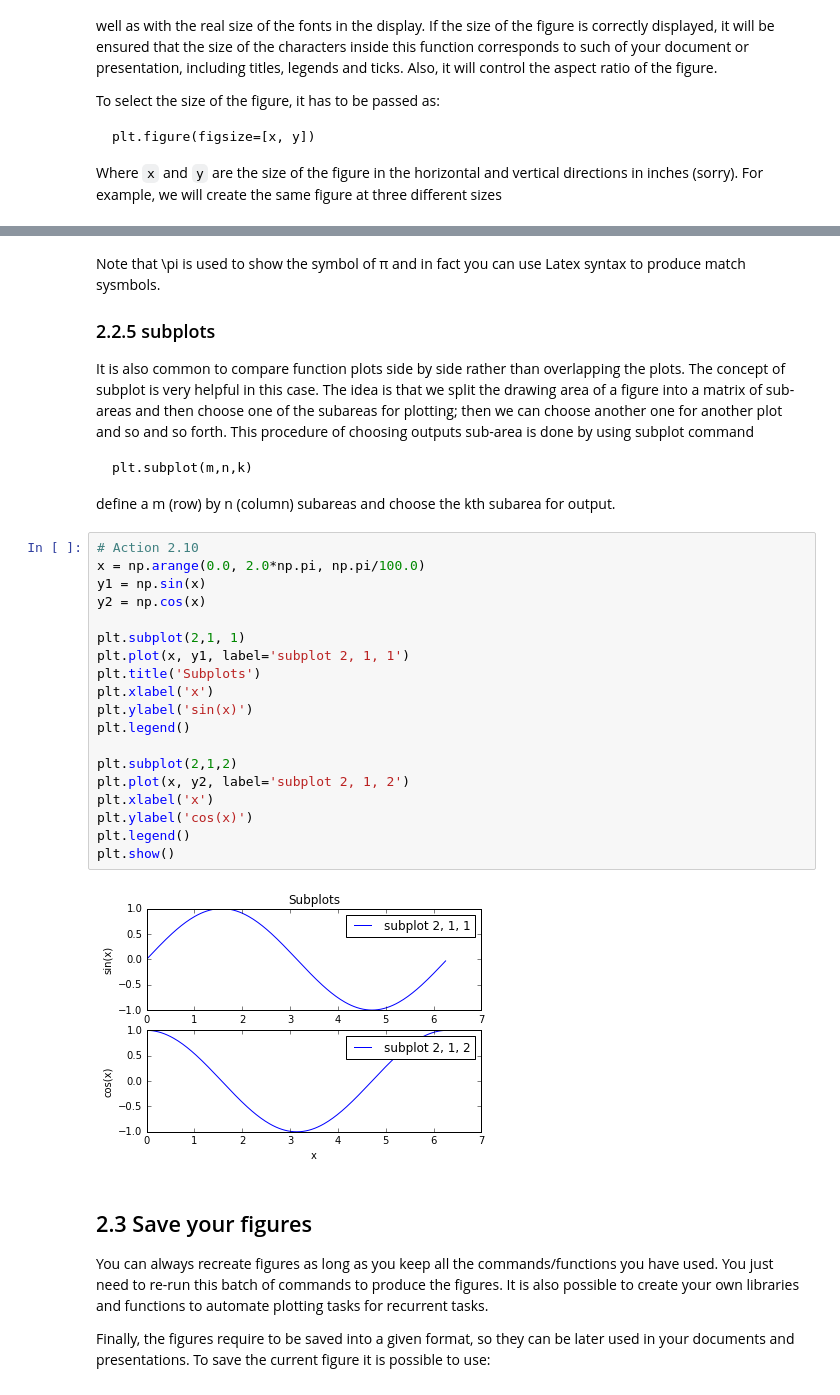
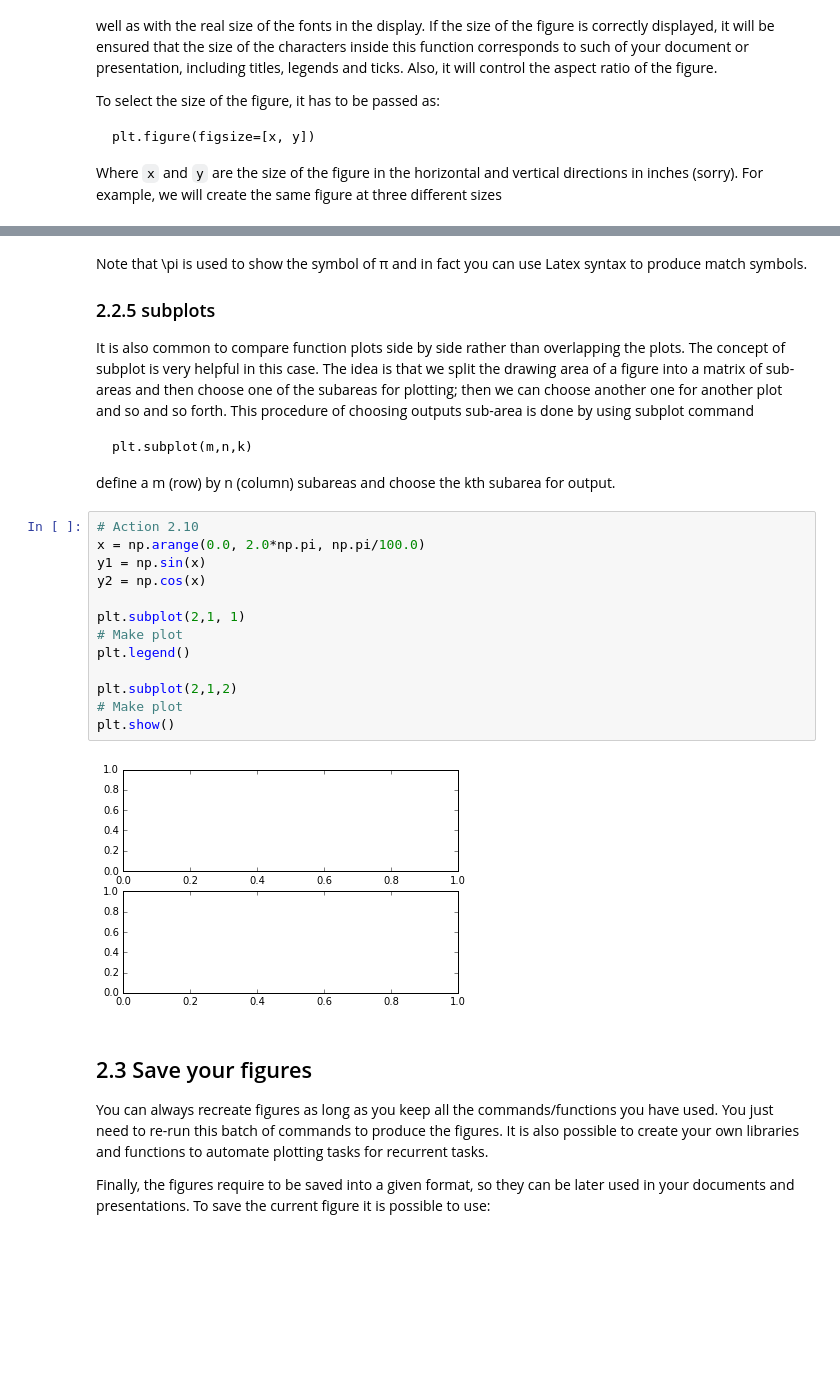
Before and after one commit to Hydroinformatics-UNESCO-IHE/2017_M3_Lectures, a Jupyter notebook: P2_Plotting.ipynb, the cells around one changed output, grey strips where cells are left out. Cells and saved outputs as stored; diff of their text form; blank space fills up the shorter version.

```diff
--- a/P2_Plotting.ipynb
+++ b/P2_Plotting.ipynb
@@ -342,5 +319,5 @@ plt.show()
 # %% [markdown]
-Note that \pi is used to show the symbol of π and in fact you can use Latex syntax to produce match sysmbols.
+Note that \pi is used to show the symbol of π and in fact you can use Latex syntax to produce match symbols.
 
 ### 2.2.5 subplots
 It is also common to compare function plots side by side rather than overlapping the plots. The concept of subplot is very helpful in this case. The idea is that we split the drawing area of a figure into a matrix of sub-areas and then choose one of the subareas for plotting; then we can choose another one for another plot and so and so forth. This procedure of choosing outputs sub-area is done by using subplot command
@@ -351,24 +328,18 @@ define a m (row) by n (column) subareas and choose the kth subarea for output.
 # %%
 # Action 2.10
 x = np.arange(0.0, 2.0*np.pi, np.pi/100.0)
 y1 = np.sin(x)
 y2 = np.cos(x)
 
 plt.subplot(2,1, 1)
-plt.plot(x, y1, label='subplot 2, 1, 1')
-plt.title('Subplots')
-plt.xlabel('x')
-plt.ylabel('sin(x)')
+# Make plot
 plt.legend()
 
 plt.subplot(2,1,2)
-plt.plot(x, y2, label='subplot 2, 1, 2')
-plt.xlabel('x')
-plt.ylabel('cos(x)')
-plt.legend()
+# Make plot
 plt.show()
 # %% [output]
-[figure, old version]
+[figure, new version]
 # %% [markdown]
 ## 2.3 Save your figures
 You can always recreate figures as long as you keep all the commands/functions you have used. You just need to re-run this batch of commands to produce the figures. It is also possible to create your own libraries and functions to automate plotting tasks for recurrent tasks.
```
Also changed, not shown: parts of 8 cells of this notebook, 1 other file.
